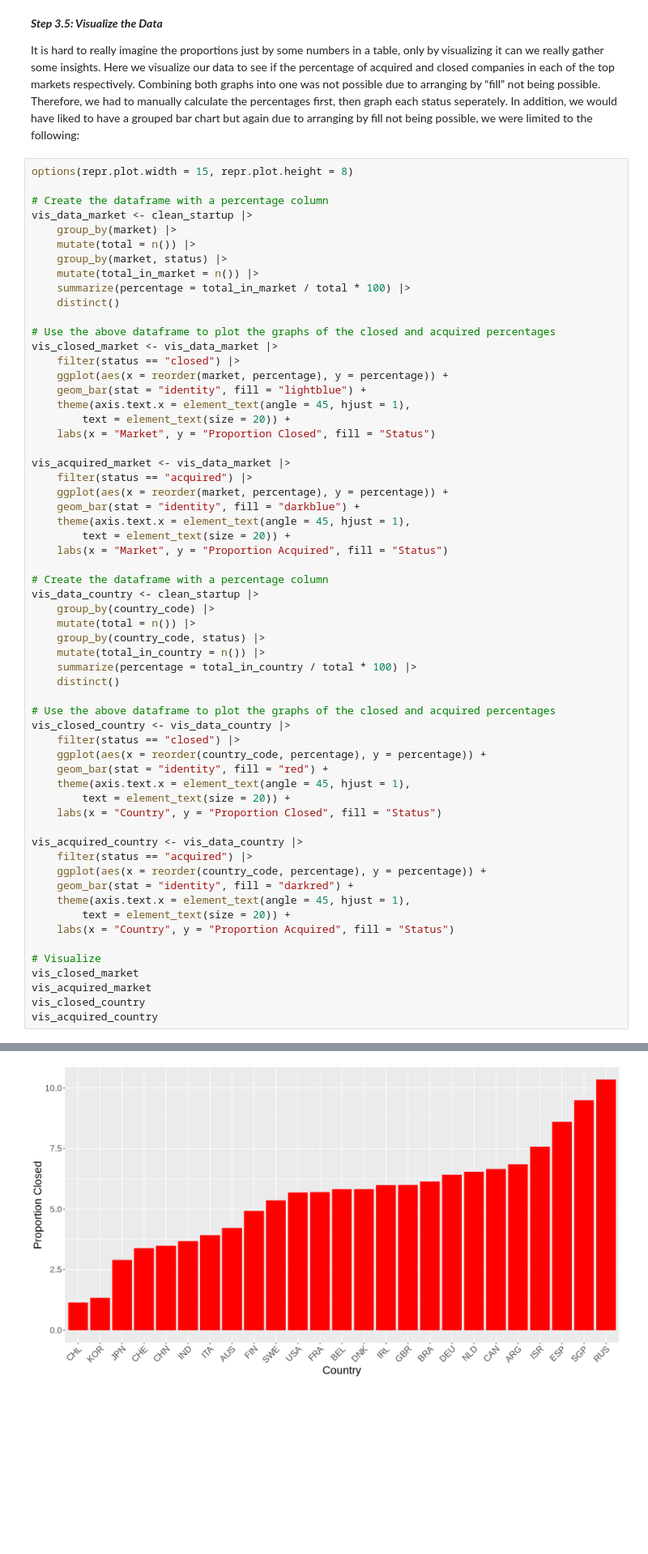
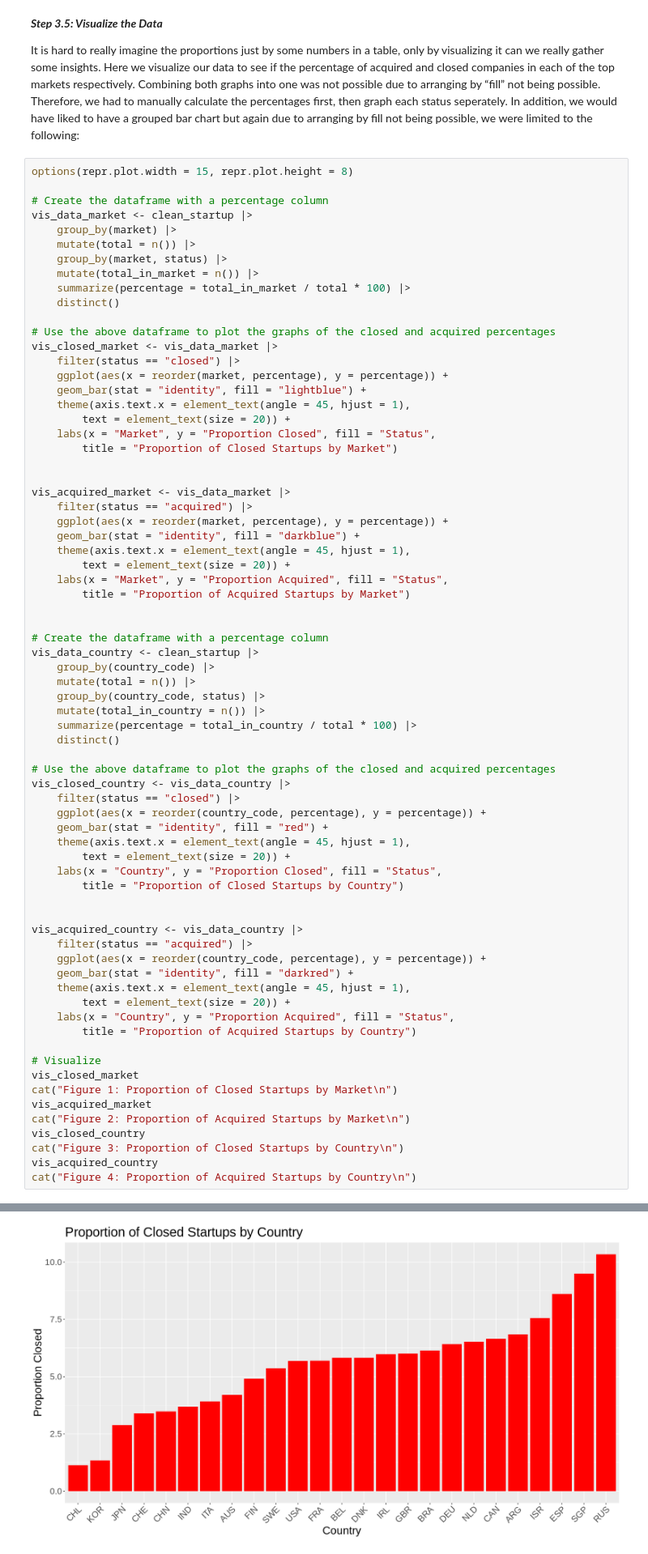
Before and after one commit to tracyw98/Project-Proposal-, a Jupyter notebook: ProjectReportV1-Copy1.ipynb, the cells around one changed output, grey strips where cells are left out. Shown at 81% size. Saved outputs shown, nothing was run; the diff lists cells and outputs as text; blank space fills up the shorter version.

```diff
--- a/ProjectReportV1-Copy1.ipynb
+++ b/ProjectReportV1-Copy1.ipynb
@@ -333,7 +363,9 @@ vis_closed_market <- vis_data_market |>
     geom_bar(stat = "identity", fill = "lightblue") +
     theme(axis.text.x = element_text(angle = 45, hjust = 1),
         text = element_text(size = 20)) +
-    labs(x = "Market", y = "Proportion Closed", fill = "Status")
+    labs(x = "Market", y = "Proportion Closed", fill = "Status",
+        title = "Proportion of Closed Startups by Market")
+
 
 vis_acquired_market <- vis_data_market |>
     filter(status == "acquired") |>
@@ -341,7 +373,9 @@ vis_acquired_market <- vis_data_market |>
     geom_bar(stat = "identity", fill = "darkblue") +
     theme(axis.text.x = element_text(angle = 45, hjust = 1),
         text = element_text(size = 20)) +
-    labs(x = "Market", y = "Proportion Acquired", fill = "Status")
+    labs(x = "Market", y = "Proportion Acquired", fill = "Status",
+        title = "Proportion of Acquired Startups by Market")
+
 
 # Create the dataframe with a percentage column
 vis_data_country <- clean_startup |>
@@ -359,7 +393,9 @@ vis_closed_country <- vis_data_country |>
     geom_bar(stat = "identity", fill = "red") +
     theme(axis.text.x = element_text(angle = 45, hjust = 1),
         text = element_text(size = 20)) +
-    labs(x = "Country", y = "Proportion Closed", fill = "Status")
+    labs(x = "Country", y = "Proportion Closed", fill = "Status",
+        title = "Proportion of Closed Startups by Country")
+
 
 vis_acquired_country <- vis_data_country |>
     filter(status == "acquired") |>
@@ -367,13 +403,18 @@ vis_acquired_country <- vis_data_country |>
     geom_bar(stat = "identity", fill = "darkred") +
     theme(axis.text.x = element_text(angle = 45, hjust = 1),
         text = element_text(size = 20)) +
-    labs(x = "Country", y = "Proportion Acquired", fill = "Status")
+    labs(x = "Country", y = "Proportion Acquired", fill = "Status",
+        title = "Proportion of Acquired Startups by Country")
 
 # Visualize
 vis_closed_market
+cat("Figure 1: Proportion of Closed Startups by Market\n")
 vis_acquired_market
+cat("Figure 2: Proportion of Acquired Startups by Market\n")
 vis_closed_country
+cat("Figure 3: Proportion of Closed Startups by Country\n")
 vis_acquired_country
+cat("Figure 4: Proportion of Acquired Startups by Country\n")
 # %% [output]
 `summarise()` has grouped output by 'market', 'status'. You can override using
 the `.groups` argument.
@@ -384 +428 @@ using the `.groups` argument.
-[figure, old version]
+[figure, new version]
```
Also changed, not shown: parts of 22 cells of this notebook.
